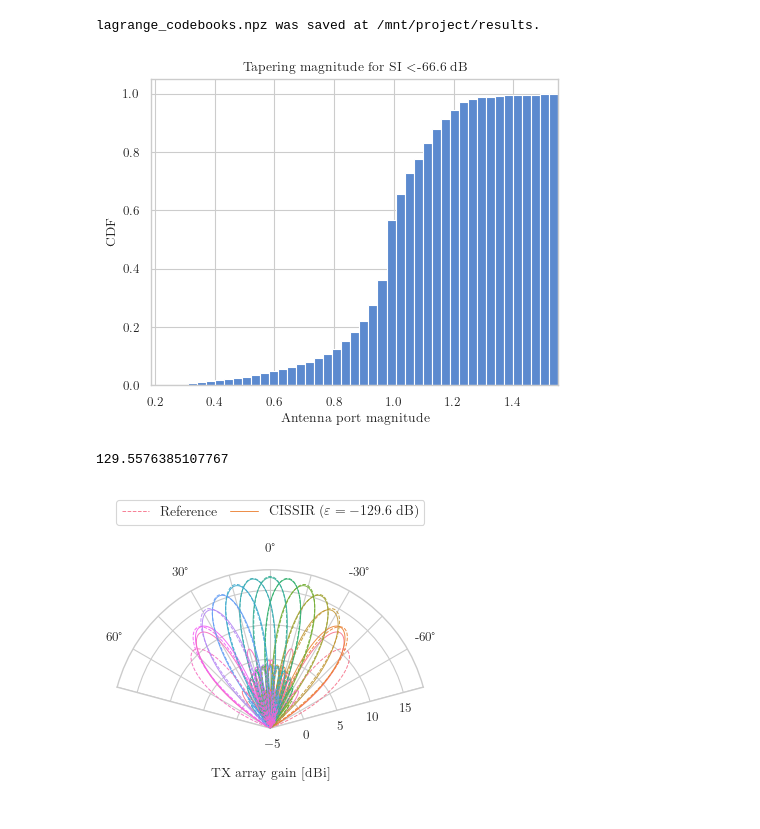
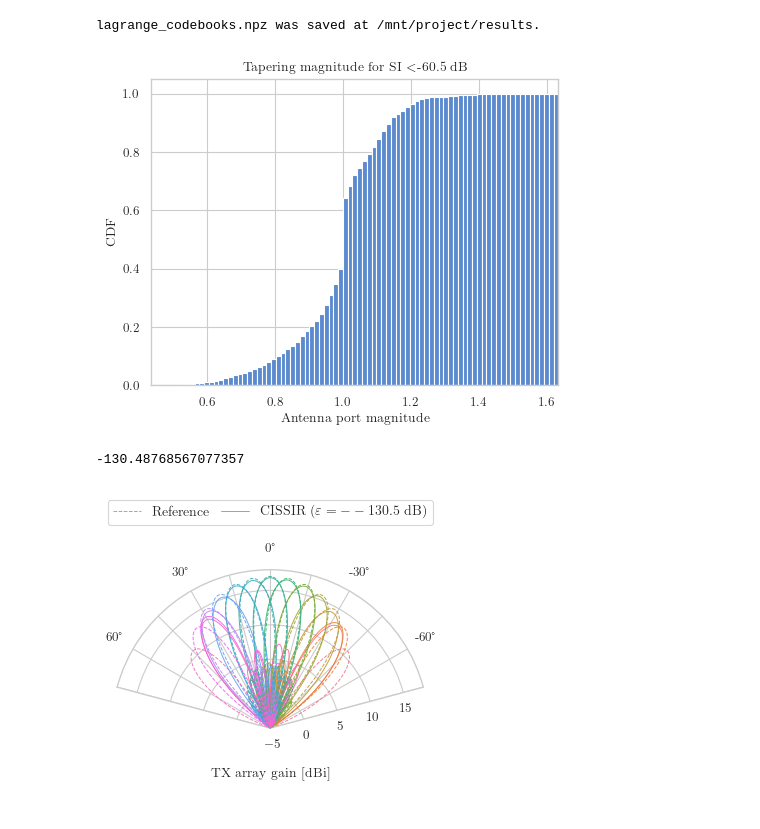
Before and after one commit to rodrihgh/CISSIR, a Jupyter notebook: notebooks/lagrange_codebook_optimization.ipynb, the cells around one changed output. Saved outputs shown, nothing was run; the diff lists cells and outputs as text; code cells hidden in the pictures.

```diff
--- a/notebooks/lagrange_codebook_optimization.ipynb
+++ b/notebooks/lagrange_codebook_optimization.ipynb
@@ -134,13 +134,13 @@ pbar = tqdm(tgt_si_values)
 pbar.set_description(f"Baseline SI {si_db_ref:.1f} dB")
 for tgt_si_db in pbar:
 
-    att_db = -tgt_si_db
+    # att_db = -tgt_si_db
     tgt_si_pow = db2power(tgt_si_db)
 
     q = 0.5
     tgt_si_tx, tgt_si_rx = tgt_si_pow ** q, tgt_si_pow ** (1-q)
 
-    pbuf.print(f"SI-ATT. {att_db:.1f} dB")
+    pbuf.print(f"Tgt. SI. {tgt_si_db:.1f} dB")
 
     start_time = time.perf_counter()
     w_codebook = opt.lagrange_codebook(dft_tx_codebook, tgt_si_tx, h_si_tx, si_tol=0.01, real_tol=1e-3)
@@ -155,33 +155,32 @@ for tgt_si_db in pbar:
     loss_w_opt = pow2db(np.mean(tx_dev_beam))
     loss_c_opt = pow2db(np.mean(rx_dev_beam))
 
-    att_rank1 = -si_db_opt
+    # att_rank1 = -si_db_opt
     pbuf.print("Solutions SDR\\Rank-1:")
-    pbuf.print(f"\t\tSI att.:\t{att_rank1:.1f} dB")
+    pbuf.print(f"\t\tMax. SI :\t{si_db_opt:.1f} dB")
     pbuf.print(f"\t\tTx error:\t{loss_w_opt:.1f} dB")
     pbuf.print(f"\t\tRx error:\t{loss_c_opt:.1f} dB")
 
     tx_beam_db = pow2db(tx_dev_beam)
     rx_beam_db = pow2db(rx_dev_beam)
 
-    postfix = (f"SI Tgt::Actual {att_db:.1f}::{att_rank1:.1f} dB; "
+    postfix = (f"SI Tgt::Actual {tgt_si_db:.1f}::{si_db_opt:.1f} dB; "
                f"Error Tx::Rx {loss_w_opt:.1f}::{loss_c_opt:.1f} dB")
     pbar.set_postfix_str(postfix)
 
     if si_num_taps == "full":
-        att_full_db = att_rank1
+        si_db_full = si_db_opt
     else:
         si_db_full = mag2db(np.max(opt.codebook_si(w_codebook, c_codebook, h_full)))
-        att_full_db =  - si_db_full
 
-    beam_results["tgt_si"].append(-att_db)
+    beam_results["tgt_si"].append(tgt_si_db)
     beam_results["ach_si"].append(si_db_matrix.flatten().tolist())
     beam_results["beam_dev_tx"].append(tx_beam_db.tolist())
     beam_results["beam_dev_rx"].append(rx_beam_db.tolist())
 
-    codebooks.append({"att_tgt": att_db, "att_opt": att_rank1, "rx_codebook_p": c_codebook, "tx_codebook_p": w_codebook})
-    results.append({"att_tgt": att_db, "opt": "sdp", "elapsed_time": end_time - start_time,
-                    "att_opt": att_rank1, "tx_loss": loss_w_opt, "rx_loss": loss_c_opt,
-                    "att_full": att_full_db,
+    codebooks.append({"si_tgt": tgt_si_db, "si_opt": si_db_opt, "rx_codebook_p": c_codebook, "tx_codebook_p": w_codebook})
+    results.append({"si_tgt": tgt_si_db, "opt": "sdp", "elapsed_time": end_time - start_time,
+                    "si_opt": si_db_opt, "tx_loss": loss_w_opt, "rx_loss": loss_c_opt,
+                    "si_full": si_db_full,
                     "phased": phased_array, "si_taps": si_num_taps, "num_beams": L_t})
 # %%
@@ -221,17 +224,17 @@ Results saved under /mnt/project/results/lagrange_beam_results_1tap.json
 # %%
 method = "lagrange"
 
-att_values = [-np.inf]
-att_achieved = [-si_db_ref]
+si_values = [si_db_ref]
+si_achieved = [si_db_ref]
 tx_codebooks = [dft_tx_codebook]
 rx_codebooks = [dft_rx_codebook]
 for cb in codebooks:
-    att_values.append(cb["att_tgt"])
-    att_achieved.append(cb["att_opt"])
+    si_values.append(cb["si_tgt"])
+    si_achieved.append(cb["si_opt"])
     tx_codebooks.append(cb["tx_codebook_p"])
     rx_codebooks.append(cb["rx_codebook_p"])
 
-att_values = np.array(att_values)
+si_values = np.array(si_values)
 tx_codebooks = np.stack(tx_codebooks, axis=0)
 rx_codebooks = np.stack(rx_codebooks, axis=0)
 tx_dev = np.array([-np.inf] + [r["tx_loss"] for r in results]).astype(float)
@@ -240,8 +243,8 @@ rx_dev = np.array([-np.inf] + [r["rx_loss"] for r in results]).astype(float)
 metadata = np.array({"method": method, "phased": phased_array, "si_num_taps": si_num_taps,
                      "norm": "max"})
 fname = f"{method}_codebooks.npz"
-np.savez(res_path/fname, att_tgt=att_values,
-         att_opt=att_achieved, tx_dev=tx_dev, rx_dev=rx_dev,
+np.savez(res_path/fname, si_tgt=si_values,
+         si_opt=si_achieved, tx_dev=tx_dev, rx_dev=rx_dev,
          rx_degrees=rx_degs, tx_degrees=tx_degs,
          rx=rx_codebooks, tx=tx_codebooks,
          metadata=metadata)
@@ -251,17 +254,17 @@ lagrange_codebooks.npz was saved at /mnt/project/results.
 # %%
 extra_att_cutoff = 6
 si_cutoff = si_db_ref - extra_att_cutoff
-si_mask = (-att_values) < si_cutoff
+si_mask = si_values < si_cutoff
 tx_mag = np.abs(tx_codebooks[si_mask,].flatten())*np.sqrt(N_t)
 rx_mag = np.abs(rx_codebooks[si_mask,].flatten())*np.sqrt(N_r)
 # %%
-_ = plt.hist(tx_mag, bins=tx_codebooks.size//500,
+_ = plt.hist(tx_mag, bins=tx_codebooks.size//200,
              cumulative=True, density=True)
 _ = plt.xlabel("Antenna port magnitude")
 _ = plt.ylabel("CDF")
 _ = plt.xlim(min(tx_mag), max(tx_mag))
 _ = plt.title(rf"Tapering magnitude for SI \textless {si_cutoff:.1f} dB")
 # %% [output]
-[figure, old version]
+[figure, new version]
 # %%
 with np.load(res_path/"lagrange_codebooks.npz") as cb_data:
@@ -289,9 +292,9 @@ opt_rx_codebook = rx_codebooks[att_index,]
 antenna_pattern = Antenna(params.antenna_pattern, polarization=params.antenna_polarization).patterns
 rad_pattern = lambda x: sum(sum(np.abs(p)**2 for p in pat(np.pi/2, x)) for pat in antenna_pattern)
 # %%
-att_db_val
+si_db_val
 # %% [output]
-129.5576385107767
+-130.48768567077357
 # %%
 thetas = np.deg2rad(np.arange(-75, 80, 15))
 
@@ -307,7 +310,7 @@ xticks = ax.get_xticklabels()
 _ = ax.set_xticklabels([tick if i % 2 == 1 else None for i, tick in enumerate(xticks)])
 
 handles, labels = ax.get_legend_handles_labels()
-ax.legend(handles[:1]+handles[L_t//stride+1:L_t//stride+2], ["Reference", rf"CISSIR ($\varepsilon=-{att_db_val:.1f}$ dB)"],
+ax.legend(handles[:1]+handles[L_t//stride+1:L_t//stride+2], ["Reference", rf"CISSIR ($\varepsilon=-{si_db_val:.1f}$ dB)"],
                                                    # + r"$\sigma_{\mathrm{tx}}^2=" + f"{tx_dev_val:.1f}$ dB)"],
                                                    loc="upper center",
           ncol=2, prop={'size': 10}, columnspacing=0.8,
@@ -315,4 +318,4 @@ ax.legend(handles[:1]+handles[L_t//stride+1:L_t//stride+2], ["Reference", rf"CIS
 ax.set_xlabel("TX array gain [dBi]") # , x=0.8, rotation=12)
 ax.xaxis.labelpad = -25
 # %% [output]
-[figure, old version]
+[figure, new version]
```
Also changed, not shown: parts of 4 cells of this notebook, 6 other files.
